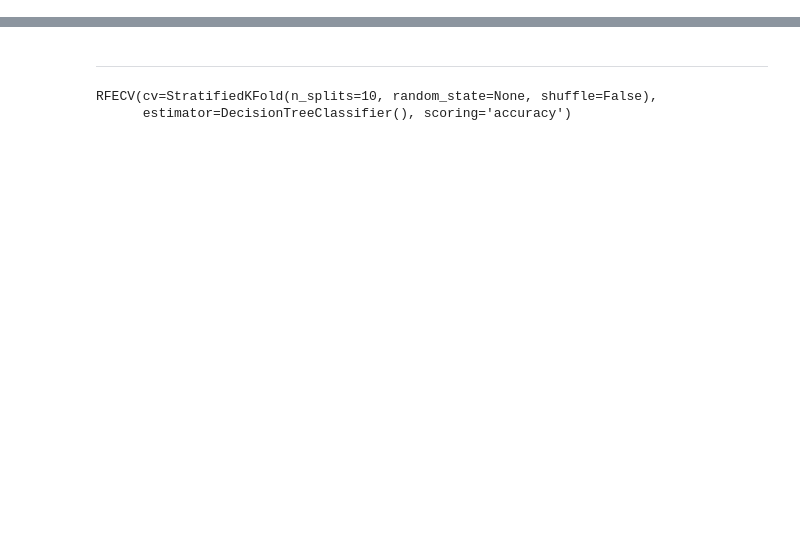
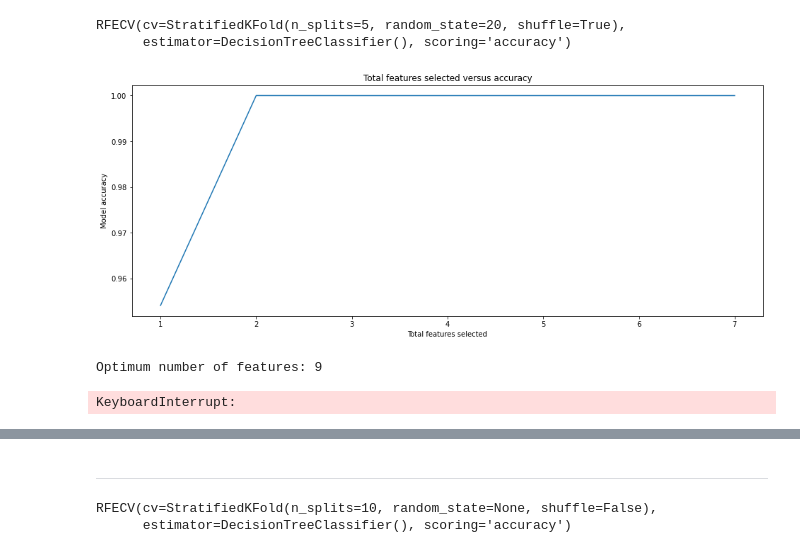
Before and after one commit to tfganxo/tfg, a Jupyter notebook: RFECV.ipynb, the cells around one changed output, grey strips where cells are left out. Saved outputs shown, nothing was run; the diff lists cells and outputs as text; code cells hidden in the pictures; blank space fills up the shorter version.

```diff
--- a/RFECV.ipynb
+++ b/RFECV.ipynb
@@ -86,3 +167,51 @@ memory usage: 79.1 MB
+# %%
+X = df.copy()
+y = X.pop("LabelA")
+
+rfecv8 = RFECV(estimator=DecisionTreeClassifier(),
+              step=1,
+              cv=StratifiedKFold(n_splits=5, random_state=20, shuffle=True),
+              scoring='accuracy')
+rfecv8.fit(X, y)
+# %% [output]
+RFECV(cv=StratifiedKFold(n_splits=5, random_state=20, shuffle=True),
+      estimator=DecisionTreeClassifier(), scoring='accuracy')
+# %%
+plt.figure( figsize=(16, 6))
+plt.title('Total features selected versus accuracy')
+plt.xlabel('Total features selected')
+plt.ylabel('Model accuracy')
+plt.plot(range(1, len(rfecv7.grid_scores_) + 1), rfecv7.grid_scores_)
+plt.show()
+print("Optimum number of features: %d" % rfecv7.n_features_)
+
+selected_features = rfecv7.get_support(1)
+X7=X[X.columns[selected_features]]
+# %% [output]
+[figure, added]
+Optimum number of features: 9
+# %%
+X = df.copy()
+y = X.pop("LabelA")
+
+rfecv8 = RFECV(estimator=DecisionTreeClassifier(),
+              step=1,
+              cv=StratifiedKFold(n_splits=5, random_state=20, shuffle=True),
+              scoring='accuracy')
+rfecv8.fit(X, y)
+
+plt.figure( figsize=(16, 6))
+plt.title('Total features selected versus accuracy')
+plt.xlabel('Total features selected')
+plt.ylabel('Model accuracy')
+plt.plot(range(1, len(rfecv7.grid_scores_) + 1), rfecv7.grid_scores_)
+plt.show()
+print("Optimum number of features: %d" % rfecv7.n_features_)
+
+selected_features = rfecv7.get_support(1)
+X7=X[X.columns[selected_features]]
+# %% [output]
+KeyboardInterrupt:
 # %%
 X7.to_csv(r"C:\Users\White\Desktop\tfg\generados\RFECved.csv", index = None, header=True)
 # %%
```
Also changed, not shown: parts of 14 cells of this notebook, 2 other files.
